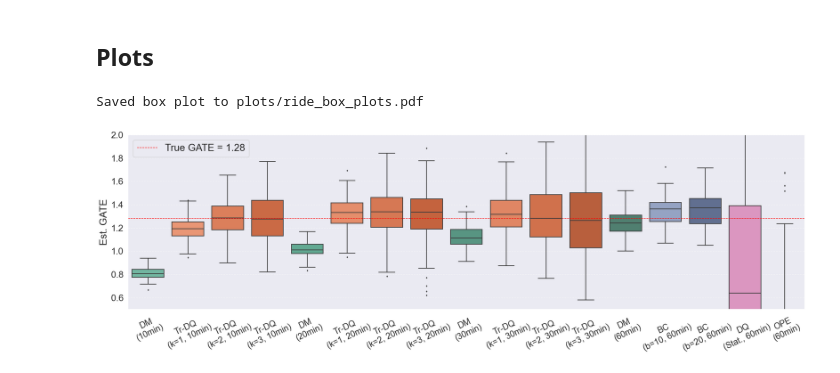
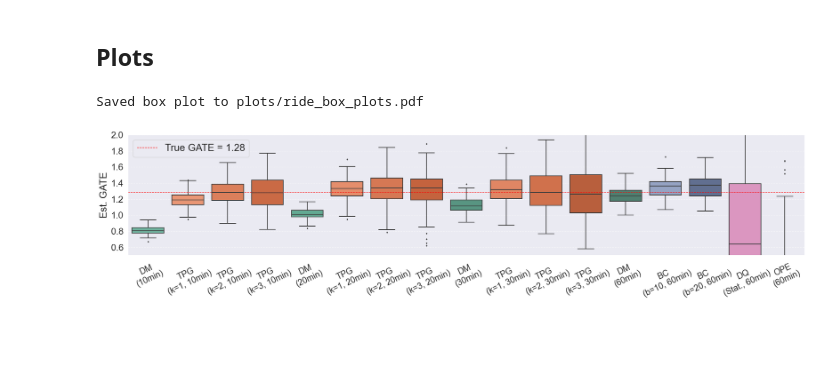
Before and after one commit to wenqian-xing/TPG-Estimator, a Jupyter notebook: ride_sharing.ipynb, the cells around one changed output. Cells and saved outputs as stored; diff of their text form; code cells hidden in the pictures; blank space fills up the shorter version.

```diff
--- a/ride_sharing.ipynb
+++ b/ride_sharing.ipynb
@@ -470,7 +470,7 @@ def tint_color(color, intensity=1.0):
 # --- Base color assignments per estimator type ---
 base_colors = {
     'DM': sns.color_palette("Set2")[0],
-    'Tr-DQ': sns.color_palette("Set2")[1],
+    'TPG': sns.color_palette("Set2")[1],
     'BC': sns.color_palette("Set2")[2],
     'DQ': sns.color_palette("Set2")[3],
     'OPE': sns.color_palette("Set2")[4],
@@ -489,7 +489,7 @@ for (interval, _), estimates in dm_ates_dict.items():
     add_estimator("DM", f"({interval//60}min)", estimates)
 
 for (interval, k), estimates in dm_dq_ates_dict.items():
-    add_estimator("Tr-DQ", f"(k={k}, {interval//60}min)", estimates)
+    add_estimator("TPG", f"(k={k}, {interval//60}min)", estimates)
 
 for (interval, burnin), estimates in bc_results_dict.items():
     add_estimator("BC", f"(b={burnin}, {interval//60}min)", estimates)
@@ -518,15 +518,15 @@ plot_df = pd.DataFrame.from_records(records)
 custom_labels = [
     # 10-minute interval group
     'DM\n(10min)',
-    'Tr-DQ\n(k=1, 10min)', 'Tr-DQ\n(k=2, 10min)', 'Tr-DQ\n(k=3, 10min)',
+    'TPG\n(k=1, 10min)', 'TPG\n(k=2, 10min)', 'TPG\n(k=3, 10min)',
 
     # 20-minute interval group
     'DM\n(20min)',
-    'Tr-DQ\n(k=1, 20min)', 'Tr-DQ\n(k=2, 20min)', 'Tr-DQ\n(k=3, 20min)',
+    'TPG\n(k=1, 20min)', 'TPG\n(k=2, 20min)', 'TPG\n(k=3, 20min)',
 
     # 30-minute interval group
     'DM\n(30min)',
-    'Tr-DQ\n(k=1, 30min)', 'Tr-DQ\n(k=2, 30min)', 'Tr-DQ\n(k=3, 30min)',
+    'TPG\n(k=1, 30min)', 'TPG\n(k=2, 30min)', 'TPG\n(k=3, 30min)',
 
     # 60-minute group
     'DM\n(60min)',
@@ -542,32 +542,32 @@ plot_df['Estimator'] = pd.Categorical(
 )
 
 # --- Plot ---
-plt.figure(figsize=(20, 6.5))
+plt.figure(figsize=(20, 5))
 sns.boxplot(
     data=plot_df,
     x="Estimator",
     y="Est. GATE",
     palette=label_color_map,
     fliersize=2
 )
 
 ax = plt.gca()
 ax.set_xticks(ax.get_xticks())
 ax.set_xticklabels(custom_labels, rotation=25, fontsize=17)
 
 plt.axhline(true_ate_mean, color='red', linestyle='--', linewidth=1, label=f"True GATE = {true_ate_mean:.2f}")
 plt.yticks(fontsize=18)
 plt.ylabel("Est. GATE", fontsize=20)
 plt.xlabel("", fontsize=16)
 plt.ylim(0.5, 2)
 plt.legend(fontsize=20)
 plt.grid(axis='y', linestyle='--', alpha=0.5)
 plt.tight_layout()
 
 filename = "plots/ride_box_plots.pdf"
 plt.savefig(filename)
 print(f"Saved box plot to {filename}")
 plt.show()
 # %% [output]
 Saved box plot to plots/ride_box_plots.pdf
-[figure, old version]
+[figure, new version]
```
Also changed, not shown: 3 other files.
